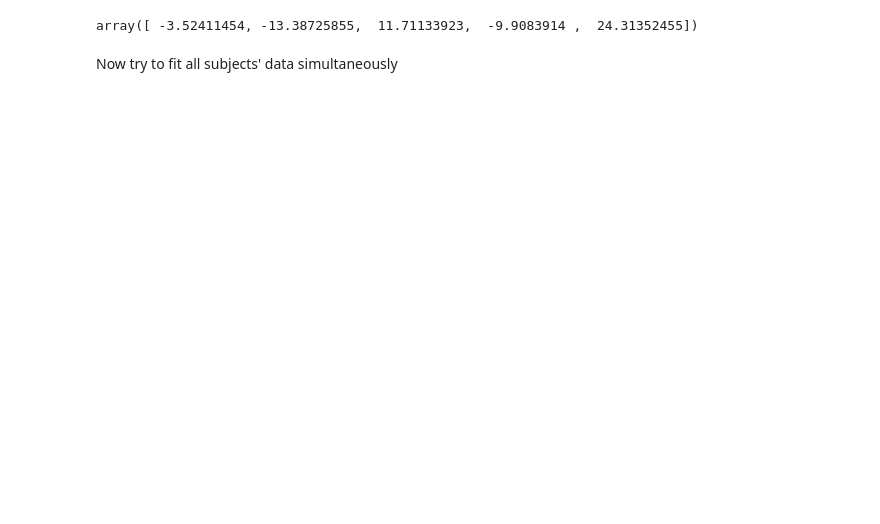
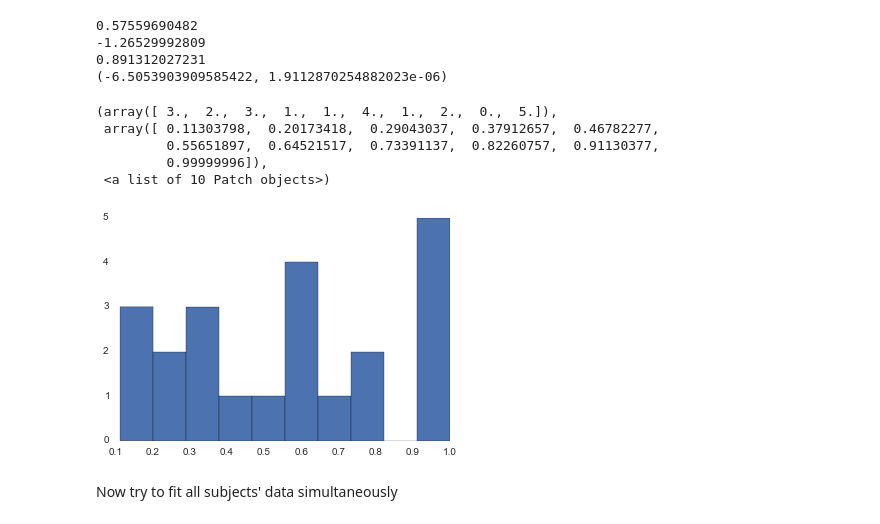
Before and after one commit to iancballard/feature-discrimination-analysis, a Jupyter notebook: RT_fitting.ipynb, the cells around one changed output. Saved outputs shown, nothing was run; the diff lists cells and outputs as text; code cells hidden in the pictures; blank space fills up the shorter version.

```diff
--- a/RT_fitting.ipynb
+++ b/RT_fitting.ipynb
@@ -208,10 +213,38 @@ print scipy.stats.ttest_1samp(V_beta,0)
+# %%
+params = []
+for n,o in enumerate(output):
+    if True:#o.success:
+        params.append(o.x)
+    else:
+        None
+params = np.array(params)
+
+V_beta = [b for b in params[:,5] if b>-200]
+alpha = map(lambda x: scipy.stats.logistic.cdf(x),params[:,0])
+alpha = [a for n,a in enumerate(alpha) if params[:,5][n] > -200]
+
+print np.mean(alpha)
+print np.mean(V_beta)
+print np.std(V_beta)
+print scipy.stats.ttest_1samp(V_beta,0)
+
+plt.hist(alpha)
+# %% [output]
+0.57559690482
+-1.26529992809
+0.891312027231
+(-6.5053903909585422, 1.9112870254882023e-06)
+(array([ 3.,  2.,  3.,  1.,  1.,  4.,  1.,  2.,  0.,  5.]),
+ array([ 0.11303798,  0.20173418,  0.29043037,  0.37912657,  0.46782277,
+         0.55651897,  0.64521517,  0.73391137,  0.82260757,  0.91130377,
+         0.99999996]),
+ <a list of 10 Patch objects>)
+[figure, added]
 # %%
 #double check that linear regression code works (given a fixed alpha)
 clf = linear_model.LinearRegression(fit_intercept=False)
-clf.fit(X, y)
-clf.coef_
+# clf.fit(X, y)
+# clf.coef_
-# %% [output]
-array([ -3.52411454, -13.38725855,  11.71133923,  -9.9083914 ,  24.31352455])
 # %% [markdown]
 Now try to fit all subjects' data simultaneously
 # %%
```
Also changed, not shown: parts of 21 cells of this notebook, 2 other files.
